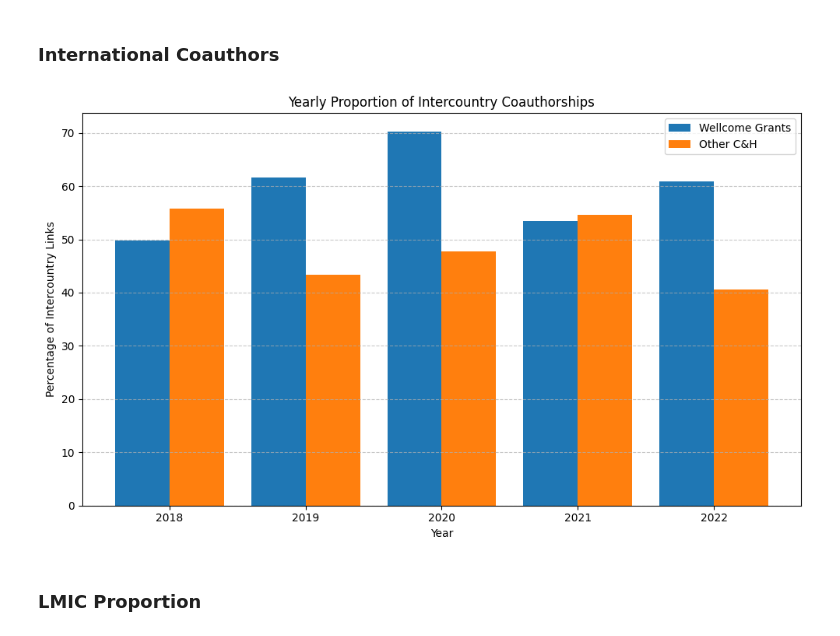
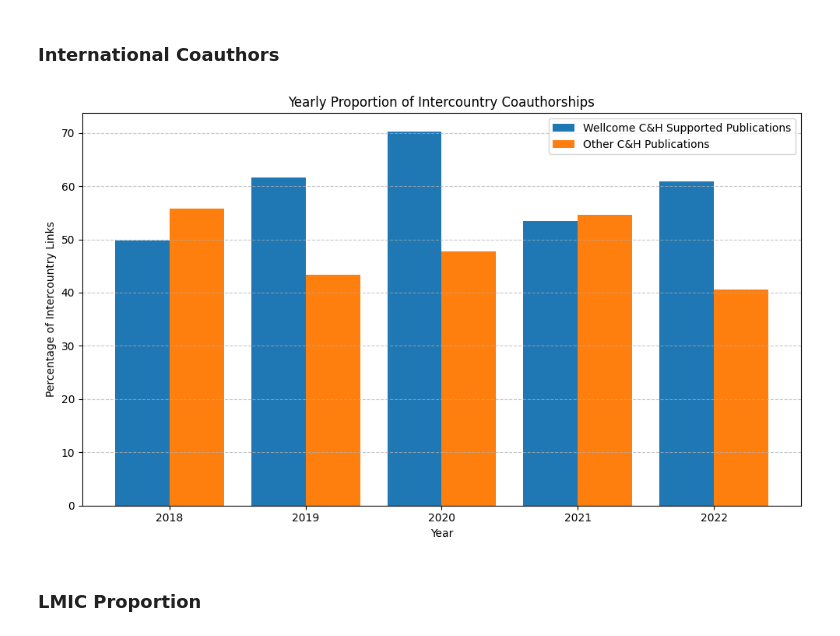
Before and after one commit to mdc5017/wellcome_academic_graph_toolkit, a Jupyter notebook: geographies/CH_vis.ipynb, the cells around one changed output. Saved outputs shown, nothing was run; the diff lists cells and outputs as text; code cells hidden in the pictures.

Commit message:
figure legend rename, according to comment in slides

```diff
--- a/geographies/CH_vis.ipynb
+++ b/geographies/CH_vis.ipynb
@@ -124,35 +124,35 @@ pct_wt_values = [pct_wt[year] for year in sorted_years]
 # %%
 import matplotlib.pyplot as plt
 import numpy as np
 
 # Assume sorted_years, pct_wt_values, and pct_ch_values are defined
 
 # Calculate the width of each bar
 bar_width = 0.4
 
 # Adjust positions for the bars
 x_positions = np.arange(len(sorted_years))
 x_positions_wt = x_positions - bar_width / 2  # Shift left for Wellcome Grants
 x_positions_ch = x_positions + bar_width / 2  # Shift right for All C&H
 
 # Create the bar chart
 plt.figure(figsize=(10, 6))
-plt.bar(x_positions_wt, pct_wt_values, width=bar_width, label='Wellcome Grants')
-plt.bar(x_positions_ch, pct_ch_values, width=bar_width, label='Other C&H')
+plt.bar(x_positions_wt, pct_wt_values, width=bar_width, label='Wellcome C&H Supported Publications')
+plt.bar(x_positions_ch, pct_ch_values, width=bar_width, label='Other C&H Publications')
 
 # Customize the plot
 plt.title('Yearly Proportion of Intercountry Coauthorships')
 plt.xlabel('Year')
 plt.ylabel('Percentage of Intercountry Links')
 plt.grid(axis='y', linestyle='--', alpha=0.7)
 plt.xticks(x_positions, sorted_years)  # Set ticks at the center of grouped bars
 plt.tight_layout()
 plt.legend()
 
 # Show the plot
 plt.show()
 # %% [output]
-[figure, old version]
+[figure, new version]
 # %% [markdown]
 ### LMIC Proportion
 # %%
```
Also changed, not shown: parts of 1 cell of this notebook.
